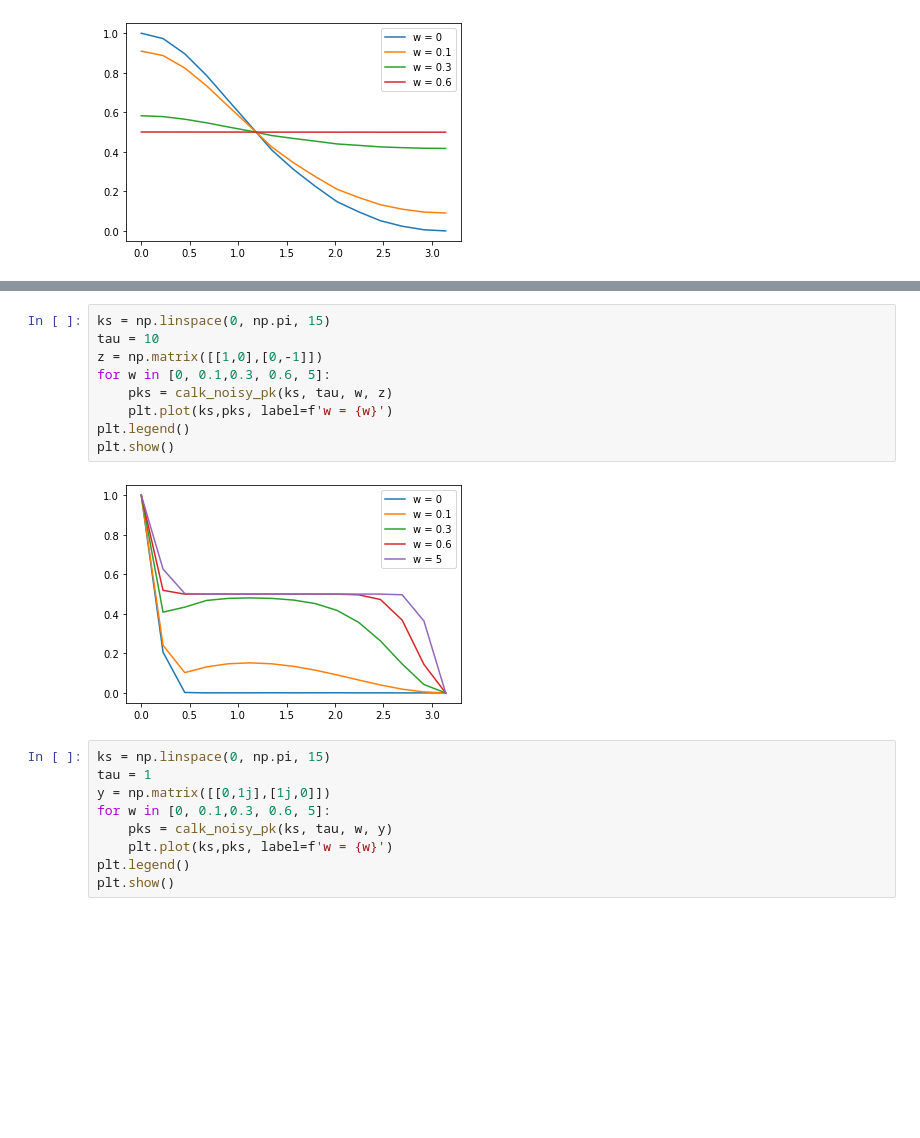
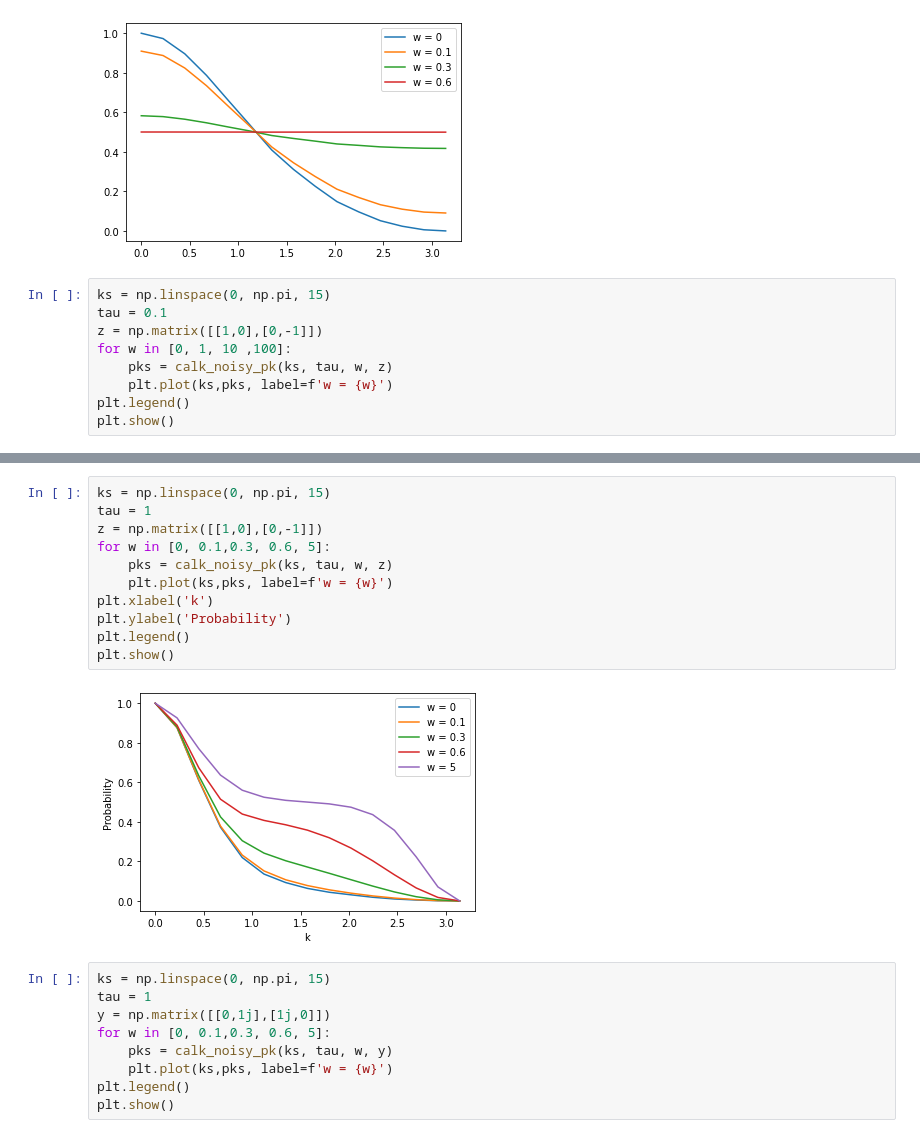
Before and after one commit to shrapp/thermal_tfim, a Jupyter notebook: notebook.ipynb, the cells around one changed output, grey strips where cells are left out. Cells and saved outputs as stored; diff of their text form; blank space fills up the shorter version.

Commit message:
some plots

```diff
--- a/notebook.ipynb
+++ b/notebook.ipynb
@@ -186,3 +186,12 @@ plt.legend()
 plt.show()
 # %% [output]
 [figure]
+# %%
+ks = np.linspace(0, np.pi, 15)
+tau = 0.1
+z = np.matrix([[1,0],[0,-1]])
+for w in [0, 1, 10 ,100]:
+    pks = calk_noisy_pk(ks, tau, w, z)
+    plt.plot(ks,pks, label=f'w = {w}')
+plt.legend()
+plt.show()
@@ -189,14 +200,16 @@ plt.show()
 # %%
 ks = np.linspace(0, np.pi, 15)
-tau = 10
+tau = 1
 z = np.matrix([[1,0],[0,-1]])
 for w in [0, 0.1,0.3, 0.6, 5]:
     pks = calk_noisy_pk(ks, tau, w, z)
     plt.plot(ks,pks, label=f'w = {w}')
+plt.xlabel('k')
+plt.ylabel('Probability')
 plt.legend()
 plt.show()
 # %% [output]
-[figure, old version]
+[figure, new version]
 # %%
 ks = np.linspace(0, np.pi, 15)
 tau = 1
```
Also changed, not shown: parts of 3 cells of this notebook, 1 other file.
